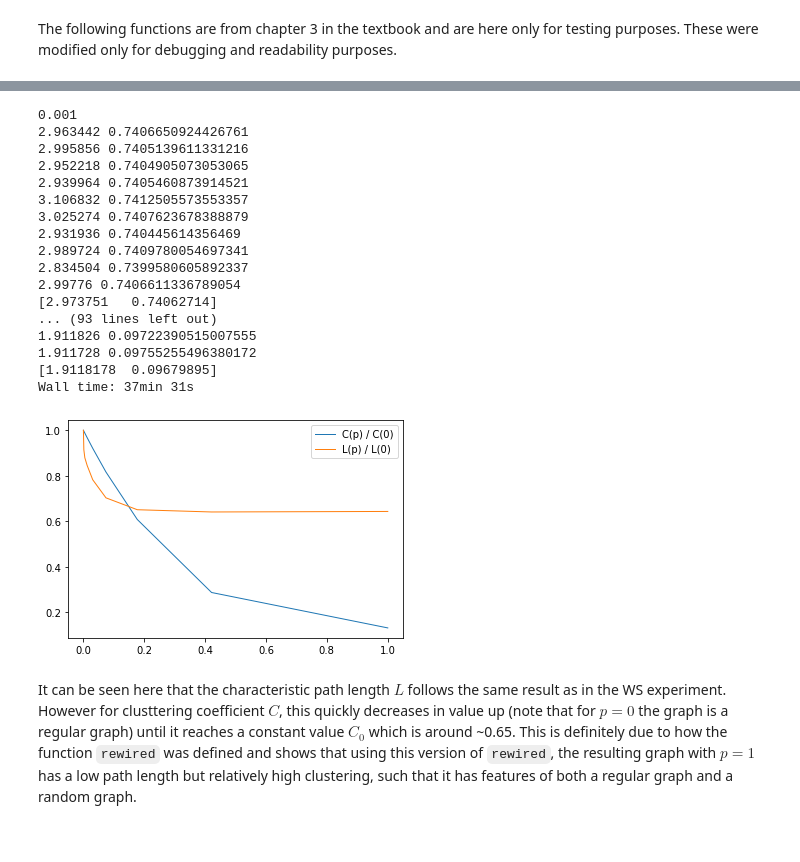
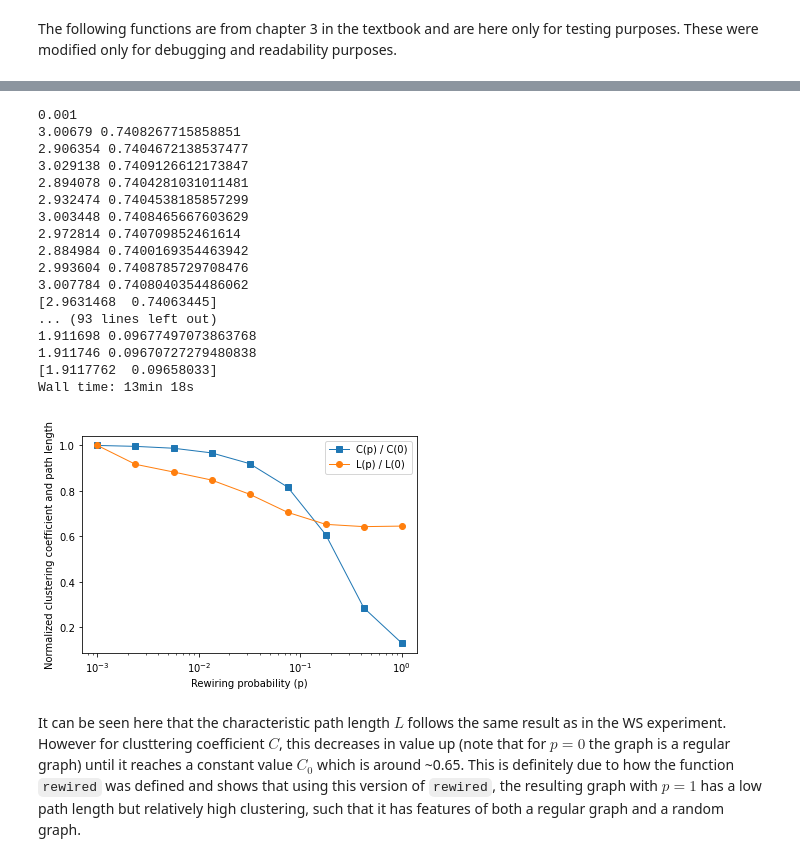
Before and after one commit to asavinante/phys215, a Jupyter notebook: exercise3_5.ipynb, the cells around one changed output, grey strips where cells are left out. Drawn from its saved outputs; the diff is of its cells as text; code cells hidden in the pictures.

Commit message:
Removed redundant code
Removed utils, replaced with corresponding pyplot functions

```diff
--- a/exercise3_5.ipynb
+++ b/exercise3_5.ipynb
@@ -139,27 +139,27 @@ def run_experiment(ps, n=1000, k=10, iters=5):
 checks list values a lot of times. However for low values of n and k this will generate a lot of
 nan errors (see node_clustering above)"""
 
-"""Wall time: 37 mins, 31s for (ps, 1000, 100, 10)"""
+"""Wall time: 13 mins, 18s for (ps, 1000, 100, 10)"""
 
 %time res = run_experiment(ps, 1000, 100, 10)
 # %% [output]
 0.001
-2.963442 0.7406650924426761
-2.995856 0.7405139611331216
-2.952218 0.7404905073053065
-2.939964 0.7405460873914521
-3.106832 0.7412505573553357
-3.025274 0.7407623678388879
-2.931936 0.740445614356469
-2.989724 0.7409780054697341
-2.834504 0.7399580605892337
-2.99776 0.7406611336789054
-[2.973751   0.74062714]
+3.00679 0.7408267715858851
+2.906354 0.7404672138537477
+3.029138 0.7409126612173847
+2.894078 0.7404281031011481
+2.932474 0.7404538185857299
+3.003448 0.7408465667603629
+2.972814 0.740709852461614
+2.884984 0.7400169354463942
+2.993604 0.7408785729708476
+3.007784 0.7408040354486062
+[2.9631468  0.74063445]
 ... (93 lines left out)
-1.911826 0.09722390515007555
-1.911728 0.09755255496380172
-[1.9118178  0.09679895]
-Wall time: 37min 31s
+1.911698 0.09677497073863768
+1.911746 0.09670727279480838
+[1.9117762  0.09658033]
+Wall time: 13min 18s
 # %%
 L, C = np.transpose(res)
 L /= L[0]
@@ -167,18 +167,16 @@ C /= C[0]
 # %%
 import matplotlib.pyplot as plt
 import seaborn as sns
-#import util
 
-#plt.plot(ps, C, 's-', linewidth=1, label='C(p) / C(0)')
-#plt.plot(ps, L, 'o-', linewidth=1, label='L(p) / L(0)')
-#plt.label()
-sns.lineplot(ps, C, linewidth=1, label='C(p) / C(0)')
-sns.lineplot(ps, L, linewidth=1, label='L(p) / L(0)')
-#decorate(xlabel='Rewiring probability (p)', xscale='log',
-         #title='Normalized clustering coefficient and path length',
-         #xlim=[0.00009, 1.1], ylim=[-0.01, 1.01])
+plt.plot(ps, C, 's-', linewidth=1, label='C(p) / C(0)')
+plt.plot(ps, L, 'o-', linewidth=1, label='L(p) / L(0)')
+plt.legend()
+
+plt.xlabel('Rewiring probability (p)')
+plt.ylabel('Normalized clustering coefficient and path length')
+plt.xscale('log')
 plt.show()
 # %% [output]
-[figure, old version]
+[figure, new version]
 # %% [markdown]
-It can be seen here that the characteristic path length $L$ follows the same result as in the WS experiment. However for clusttering coefficient $C$, this quickly decreases in value up (note that for $p=0$ the graph is a regular graph) until it reaches a constant value $C_0$ which is around ~0.65. This is definitely due to how the function `rewired` was defined and shows that using this version of `rewired`, the resulting graph with $p=1$ has a low path length but relatively high clustering, such that it has features of both a regular graph and a random graph.
+It can be seen here that the characteristic path length $L$ follows the same result as in the WS experiment. However for clusttering coefficient $C$, this decreases in value up (note that for $p=0$ the graph is a regular graph) until it reaches a constant value $C_0$ which is around ~0.65. This is definitely due to how the function `rewired` was defined and shows that using this version of `rewired`, the resulting graph with $p=1$ has a low path length but relatively high clustering, such that it has features of both a regular graph and a random graph.
```
Also changed, not shown: parts of 2 cells of this notebook.
